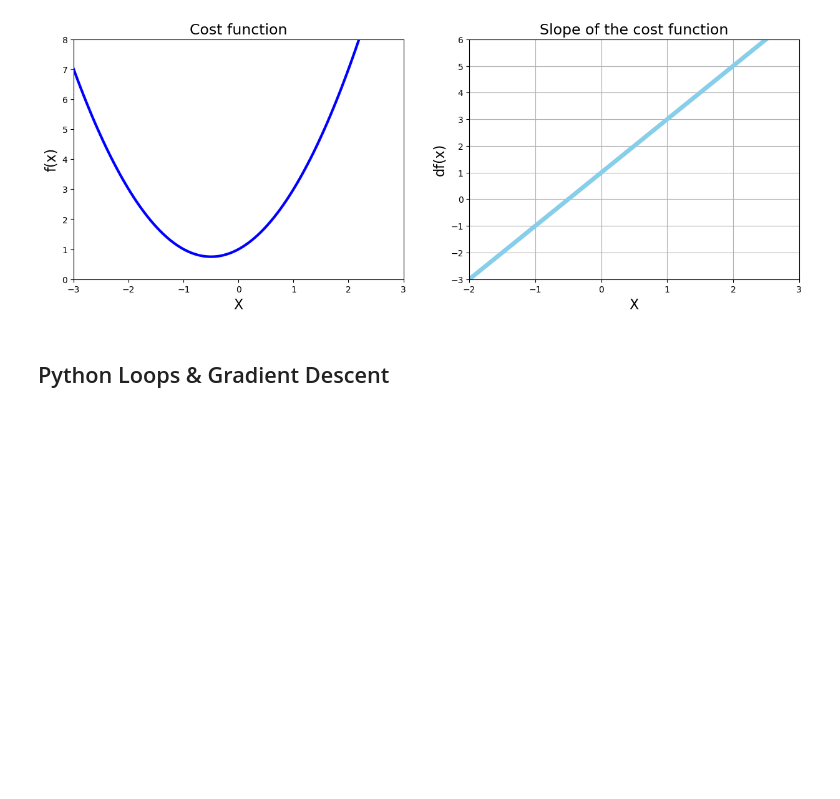
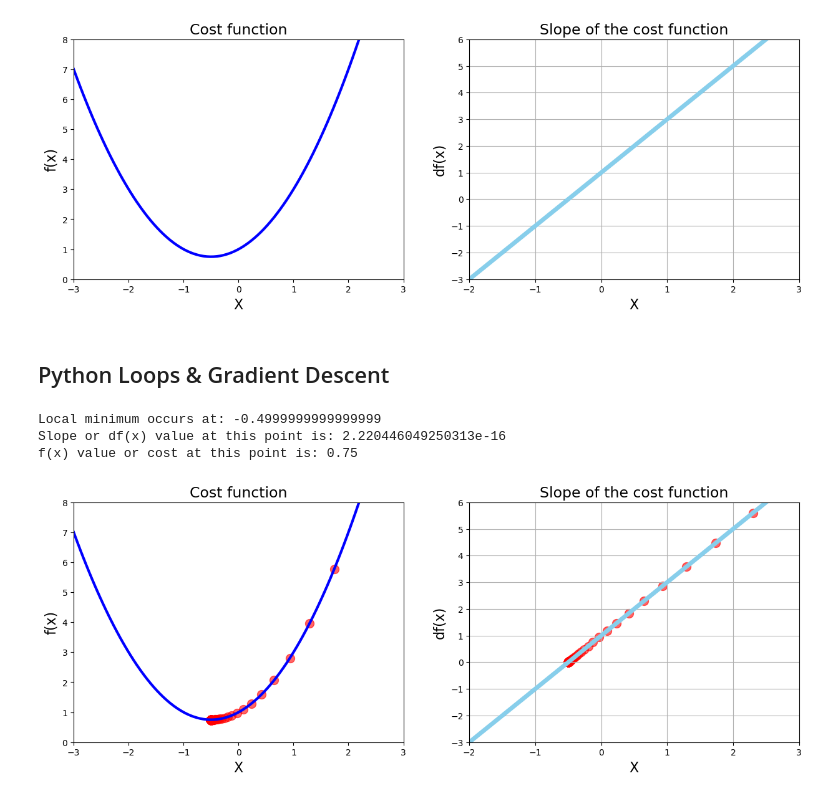
Before and after one commit to kennyOlakunle/Machine_Learning_projects, a Jupyter notebook: Gradient Descent/grad_desc.ipynb, the cells around one changed output. Saved outputs shown, nothing was run; the diff lists cells and outputs as text; code cells hidden in the pictures; blank space fills up the shorter version.

```diff
--- a/Gradient Descent/grad_desc.ipynb
+++ b/Gradient Descent/grad_desc.ipynb
@@ -65,3 +65,58 @@ plt.show()
 [figure]
 # %% [markdown]
 ## Python Loops & Gradient Descent
+# %%
+new_x = 3
+previous_x = 0
+step_multiplier = 0.1
+precision = 0.0001
+
+x_list = [new_x]
+slope_list = [df(new_x)]
+
+for n in range(500):
+    previous_x = new_x #prev is the random guess
+    gradient = df(previous_x) #gradient is the derivative of the random guess, cal the error (slope)
+    new_x = previous_x - step_multiplier * gradient
+    step_size = abs(new_x - previous_x)
+
+    x_list.append(new_x)
+    slope_list.append(df(new_x))
+
+print('Local minimum occurs at:', new_x)
+print('Slope or df(x) value at this point is:', df(new_x))
+print('f(x) value or cost at this point is:', f(new_x))
+# %% [output]
+Local minimum occurs at: -0.4999999999999999
+Slope or df(x) value at this point is: 2.220446049250313e-16
+f(x) value or cost at this point is: 0.75
+# %%
+#Superimpose the gradient descent calculations on plot
+
+plt.figure(figsize=[15, 5])
+
+#1 Chart: Cost function
+plt.subplot(1, 2, 1)
+plt.xlim(-3, 3)
+plt.ylim(0, 8)
+plt.title('Cost function', fontsize=17)
+plt.xlabel('X', fontsize=16)
+plt.ylabel('f(x)', fontsize=16)
+plt.plot(x_1, f(x_1), color='blue', linewidth=3)
+values = np.array(x_list)
+plt.scatter(x_list, f(values), color='red', s=100, alpha=0.6)
+
+#2 Chart: Derivative function
+plt.subplot(1, 2, 2)
+plt.xlim(-2, 3)
+plt.ylim(-3, 6)
+plt.title('Slope of the cost function', fontsize=17)
+plt.xlabel('X', fontsize=16)
+plt.ylabel('df(x)', fontsize=16)
+plt.grid()
+plt.plot(x_1, df(x_1), color='skyblue', linewidth=5)
+plt.scatter(x_list, slope_list, color='red', s=100, alpha=0.6)
+
+plt.show()
+# %% [output]
+[figure, added]
```
Also changed, not shown: parts of 1 cell of this notebook, 1 other file.
